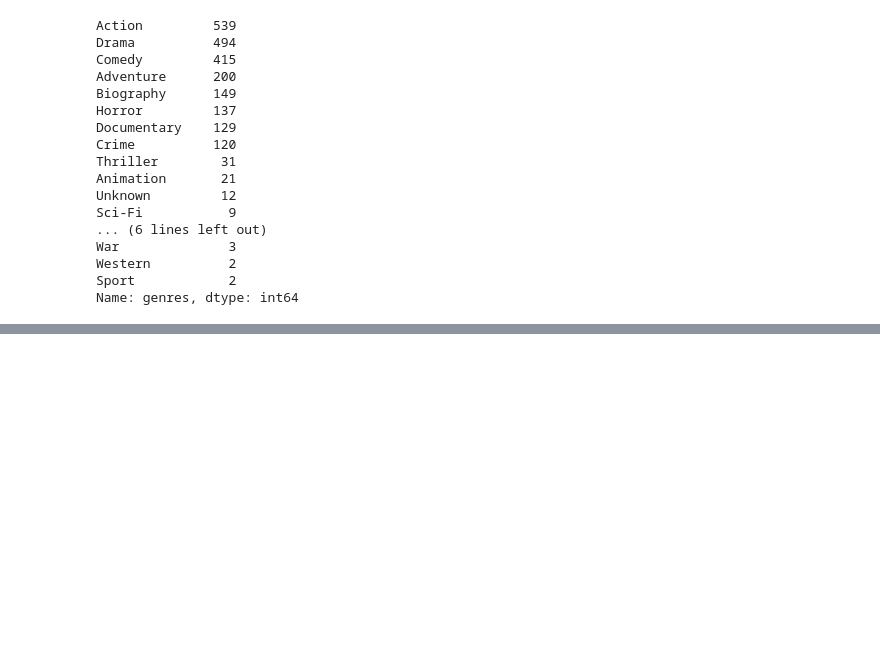
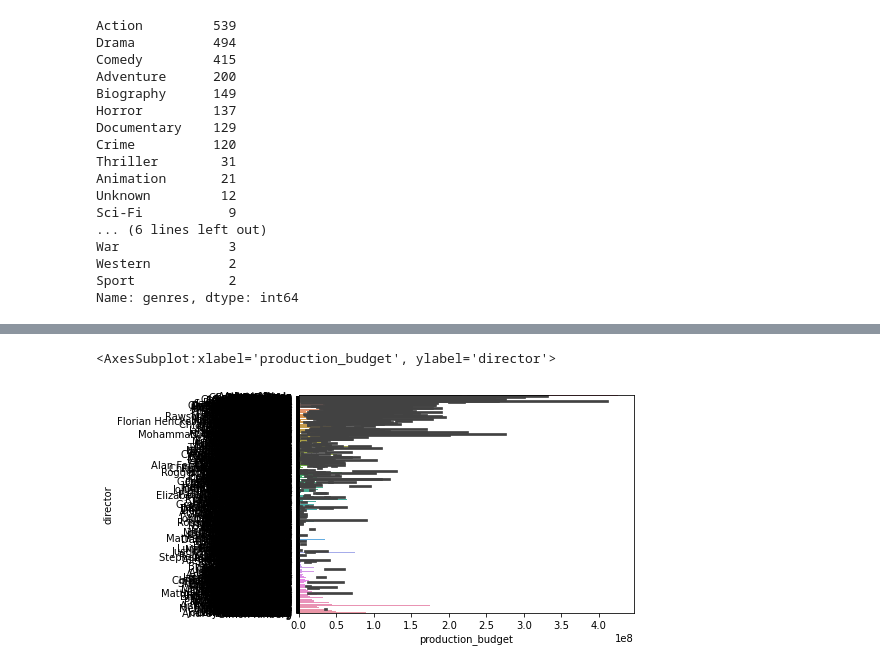
Before and after one commit to zmtillery/group-5-0206, a Jupyter notebook: notebooks/cole/cole.ipynb, the cells around one changed output, grey strips where cells are left out. Drawn from its saved outputs; the diff is of its cells as text; code cells hidden in the pictures; blank space fills up the shorter version.

```diff
--- a/notebooks/cole/cole.ipynb
+++ b/notebooks/cole/cole.ipynb
@@ -477 +478,4 @@ Andy Tennant         1
 Name: director, Length: 1783, dtype: int64
+# %%
+joins = joins.sort_values('profit', ascending=False)
+joins
@@ -477,0 +497,5 @@ Name: director, Length: 1783, dtype: int64
+# %%
+sns.barplot(data=joins, x='production_budget', y='director')
+# %% [output]
+<AxesSubplot:xlabel='production_budget', ylabel='director'>
+[figure, added]
```
Also changed, not shown: parts of 13 cells of this notebook.
